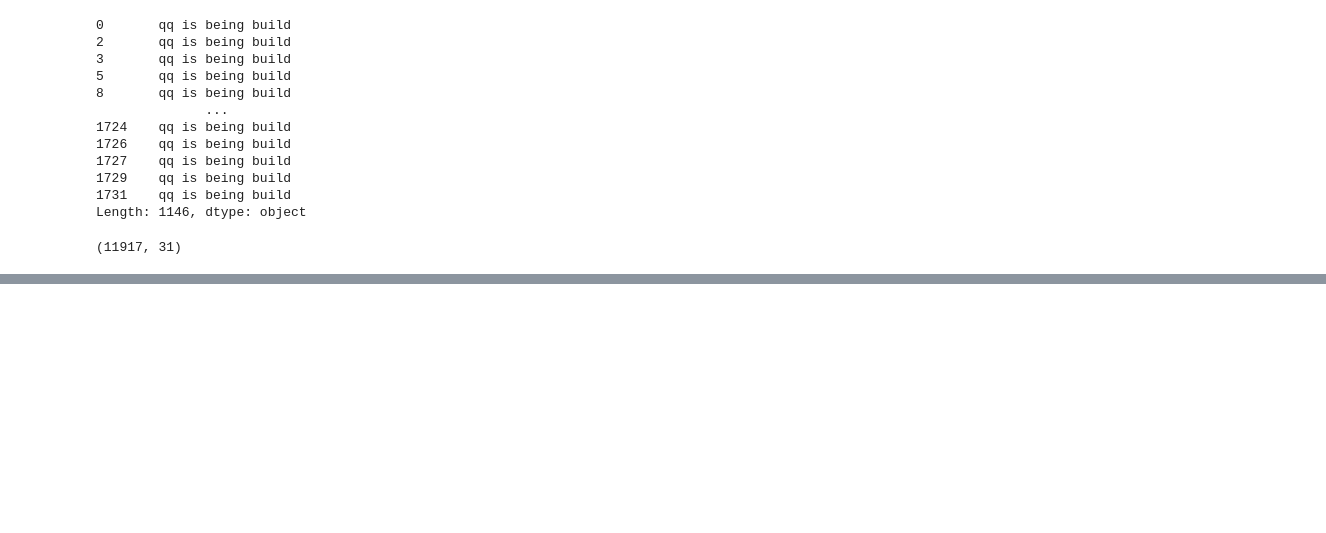
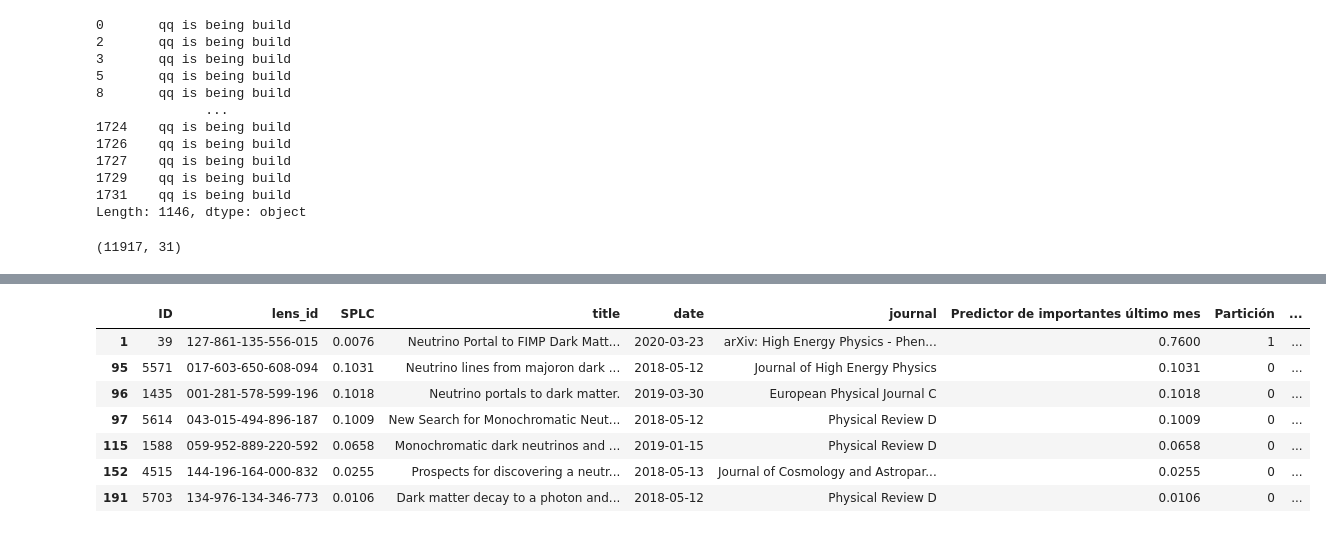
Before and after one commit to restrepo/articles_COVID-19, a Jupyter notebook: lens_scotogenic.ipynb, the cells around one changed output, grey strips where cells are left out. Drawn from its saved outputs; the diff is of its cells as text; code cells hidden in the pictures; blank space fills up the shorter version.

```diff
--- a/lens_scotogenic.ipynb
+++ b/lens_scotogenic.ipynb
@@ -465,0 +518,12 @@ cvt[['lens_id','title','date','journal']].to_excel('scotogenic_pajek_hoja_2.xlsx
+# %%
+gr[gr['Nodo en el grafo'].astype(int).apply(lambda n: n in
+            [14,47,54,95,161,166,182])]
+# %% [output]
+|  | ID | lens_id | SPLC | title | date | journal | Predictor de importantes último mes | Partición | ... |
+| 1 | 39 | 127-861-135-556-015 | 0.0076 | Neutrino Portal to FIMP Dark Matt... | 2020-03-23 | arXiv: High Energy Physics - Phen... | 0.7600 | 1 | ... |
+| 95 | 5571 | 017-603-650-608-094 | 0.1031 | Neutrino lines from majoron dark ... | 2018-05-12 | Journal of High Energy Physics | 0.1031 | 0 | ... |
+| 96 | 1435 | 001-281-578-599-196 | 0.1018 | Neutrino portals to dark matter. | 2019-03-30 | European Physical Journal C | 0.1018 | 0 | ... |
+| 97 | 5614 | 043-015-494-896-187 | 0.1009 | New Search for Monochromatic Neut... | 2018-05-12 | Physical Review D | 0.1009 | 0 | ... |
+| 115 | 1588 | 059-952-889-220-592 | 0.0658 | Monochromatic dark neutrinos and ... | 2019-01-15 | Physical Review D | 0.0658 | 0 | ... |
+| 152 | 4515 | 144-196-164-000-832 | 0.0255 | Prospects for discovering a neutr... | 2018-05-13 | Journal of Cosmology and Astropar... | 0.0255 | 0 | ... |
+| 191 | 5703 | 134-976-134-346-773 | 0.0106 | Dark matter decay to a photon and... | 2018-05-12 | Physical Review D | 0.0106 | 0 | ... |
```
Also changed, not shown: parts of 11 cells of this notebook.
